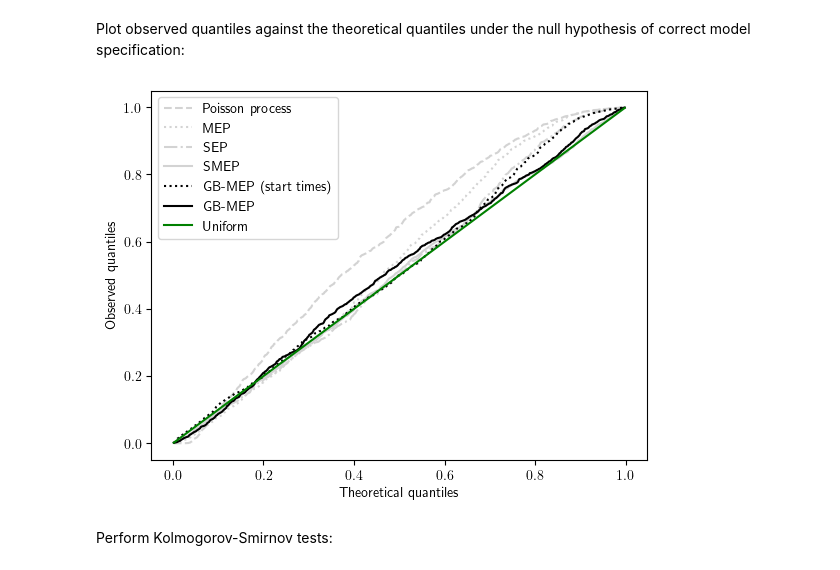
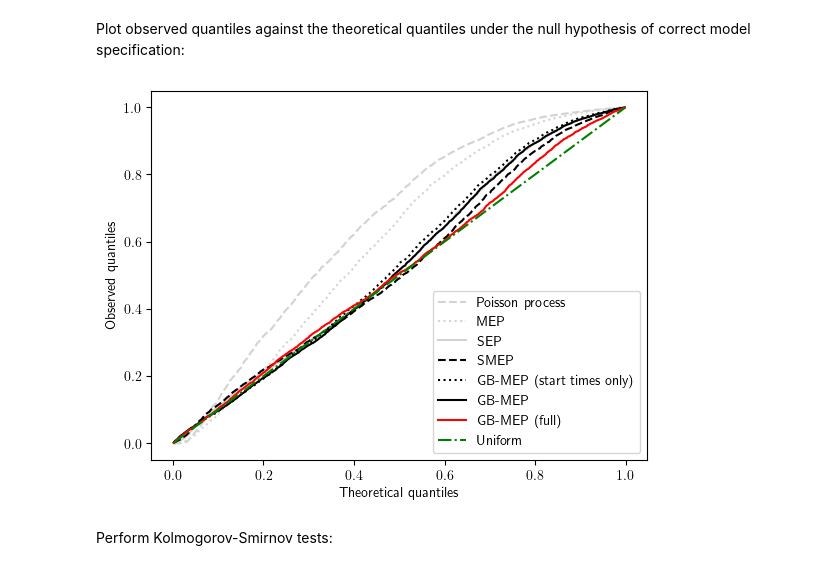
Before and after one commit to fraspass/gb-mep, a Jupyter notebook: notebooks/Santander_Cycles.ipynb, the cells around one changed output. Drawn from its saved outputs; the diff is of its cells as text; code cells hidden in the pictures.

```diff
--- a/notebooks/Santander_Cycles.ipynb
+++ b/notebooks/Santander_Cycles.ipynb
@@ -82,3 +82,6 @@ start_vals = gb_mep.insert_in_dictionary(d=res_smep, val=np.log(1), pos=3)
 res_gbmep = G.fit(x0=start_vals, subset_nodes=range(10), start_times=True, end_times=True, distance_start=True, distance_end=False, thresh=.5, min_nodes=3)
 # %% [output]
  9 - Addison Road, Holland Park
+# %%
+start_vals = gb_mep.append_to_dictionary(gb_mep.insert_in_dictionary(d=res_smep, val=np.log(1), pos=3), val=np.log(1))
+res_gbmep_full = G.fit(x0=start_vals, subset_nodes=range(10), start_times=True, end_times=True, distance_start=True, distance_end=True, thresh=.5, min_nodes=3)
@@ -87,5 +92,5 @@ Calculate the $p$-values for all processes, for the node with index `4`:
 # %%
-index = 4
+index = 8
 # p-values for Poisson process
 p_poisson_train, p_poisson_test = G.pvals_poisson_process(param=res_pp[index], node_index=index, start_times=start_times, test_split=True)
 # p-values for MEP
@@ -103,6 +108,9 @@ p_gbmep_start_train, p_gbmep_start_test = G.pvals_gbmep_start(params=pp, node_in
 # p-values for GB-MEP
 pp = gb_mep.transform_parameters(res_gbmep[index].x)
 p_gbmep_train, p_gbmep_test = G.pvals_gbmep_start_self(params=pp, node_index=index, subset_nodes=res_gbmep[index].subset_nodes, start_times=start_times, end_times=end_times, test_split=True)
+# p-values for GB-MEP (full)
+pp = gb_mep.transform_parameters(res_gbmep_full[index].x)
+p_gbmep_full_train, p_gbmep_full_test = G.pvals_gbmep(params=pp, node_index=index, subset_nodes=res_gbmep[index].subset_nodes, start_times=start_times, end_times=end_times, test_split=True)
 # %% [markdown]
 Calculate the observed quantiles for all distributions of $p$-values in the test set:
 # %%
@@ -113,22 +121,24 @@ y_sep = np.percentile(a=p_sep_test, q=x*100)
 y_smep = np.percentile(a=p_smep_test, q=x*100)
 y_gbmep_start = np.percentile(a=p_gbmep_start_test, q=x*100)
 y_gbmep = np.percentile(a=p_gbmep_test, q=x*100)
+y_gbmep_full = np.percentile(a=p_gbmep_full_test, q=x*100)
 # %% [markdown]
 Plot observed quantiles against the theoretical quantiles under the null hypothesis of correct model specification:
 # %%
 plt.plot(x, y_poisson, label='Poisson process', ls='dashed', c='lightgray')
 plt.plot(x, y_mep, label='MEP', ls='dotted', c='lightgray')
-plt.plot(x, y_sep, label='SEP', ls='dashdot', c='lightgray')
-plt.plot(x, y_smep, label='SMEP', c='lightgray')
-plt.plot(x, y_gbmep_start, label='GB-MEP (start times)', ls='dotted', c='black')
+plt.plot(x, y_sep, label='SEP', c='lightgray')
+plt.plot(x, y_smep, label='SMEP', ls='dashed', c='black')
+plt.plot(x, y_gbmep_start, label='GB-MEP (start times only)', ls='dotted', c='black')
 plt.plot(x, y_gbmep, label='GB-MEP', c='black')
-plt.plot(x, x, label='Uniform', c='green')
+plt.plot(x, y_gbmep_full, label='GB-MEP (full)', c='red')
+plt.plot(x, x, label='Uniform', c='green', ls='dashdot')
 plt.xlabel('Theoretical quantiles')
 plt.ylabel('Observed quantiles')
 plt.legend()
 plt.show()
 # %% [output]
-[figure, old version]
+[figure, new version]
 # %% [markdown]
 Perform Kolmogorov-Smirnov tests:
 # %%
```
Also changed, not shown: parts of 8 cells of this notebook.
